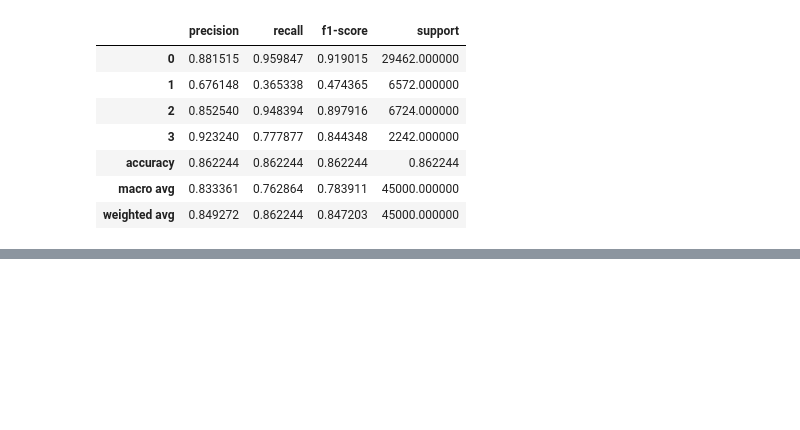
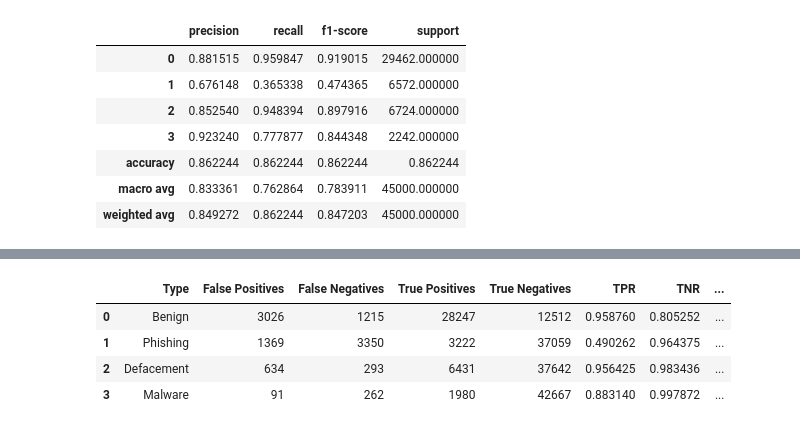
Before and after one commit to jfantab/lexical_analysis_urls, a Jupyter notebook: alao_vector_analysis.ipynb, the cells around one changed output, grey strips where cells are left out. Saved outputs shown, nothing was run; the diff lists cells and outputs as text; code cells hidden in the pictures; blank space fills up the shorter version.

```diff
--- a/alao_vector_analysis.ipynb
+++ b/alao_vector_analysis.ipynb
@@ -452,0 +539,8 @@ rates.head()
+# %%
+compute_final_report(cm_clf).head()
+# %% [output]
+|  | Type | False Positives | False Negatives | True Positives | True Negatives | TPR | TNR | ... |
+| 0 | Benign | 3026 | 1215 | 28247 | 12512 | 0.958760 | 0.805252 | ... |
+| 1 | Phishing | 1369 | 3350 | 3222 | 37059 | 0.490262 | 0.964375 | ... |
+| 2 | Defacement | 634 | 293 | 6431 | 37642 | 0.956425 | 0.983436 | ... |
+| 3 | Malware | 91 | 262 | 1980 | 42667 | 0.883140 | 0.997872 | ... |
```
Also changed, not shown: parts of 33 cells of this notebook, 1 other file.
